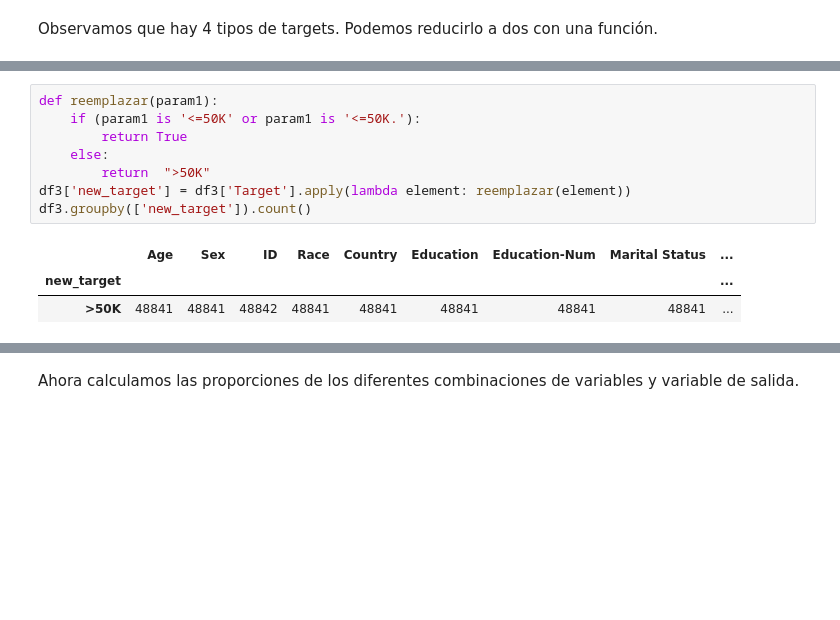
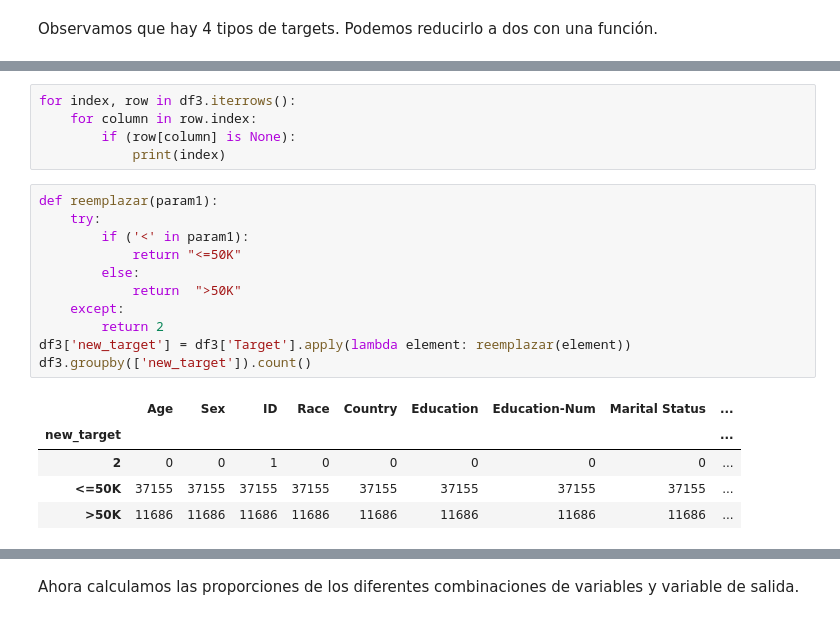
Before and after one commit to santy-gegenschatz/Entregables-Coder-Data-Science, a Jupyter notebook: Entregable 6/entregable6.ipynb, the cells around one changed output, grey strips where cells are left out. Cells and saved outputs as stored; diff of their text form; blank space fills up the shorter version.

```diff
--- a/Entregable 6/entregable6.ipynb
+++ b/Entregable 6/entregable6.ipynb
@@ -83,12 +110,22 @@ Observamos que hay 4 tipos de targets. Podemos reducirlo a dos con una función.
+# %%
+for index, row in df3.iterrows():
+    for column in row.index:
+        if (row[column] is None):
+            print(index)
 # %%
 def reemplazar(param1):
-    if (param1 is '<=50K' or param1 is '<=50K.'):
-        return True
-    else:
-        return  ">50K"
+    try:
+        if ('<' in param1):
+            return "<=50K"
+        else:
+            return  ">50K"
+    except:
+        return 2
 df3['new_target'] = df3['Target'].apply(lambda element: reemplazar(element))
 df3.groupby(['new_target']).count()
 # %% [output]
 |  | Age | Sex | ID | Race | Country | Education | Education-Num | Marital Status | ... |
 | new_target |  |  |  |  |  |  |  |  | ... |
-| >50K | 48841 | 48841 | 48842 | 48841 | 48841 | 48841 | 48841 | 48841 | ... |
+| 2 | 0 | 0 | 1 | 0 | 0 | 0 | 0 | 0 | ... |
+| <=50K | 37155 | 37155 | 37155 | 37155 | 37155 | 37155 | 37155 | 37155 | ... |
+| >50K | 11686 | 11686 | 11686 | 11686 | 11686 | 11686 | 11686 | 11686 | ... |
```
Also changed, not shown: parts of 4 cells of this notebook, 1 other file.
